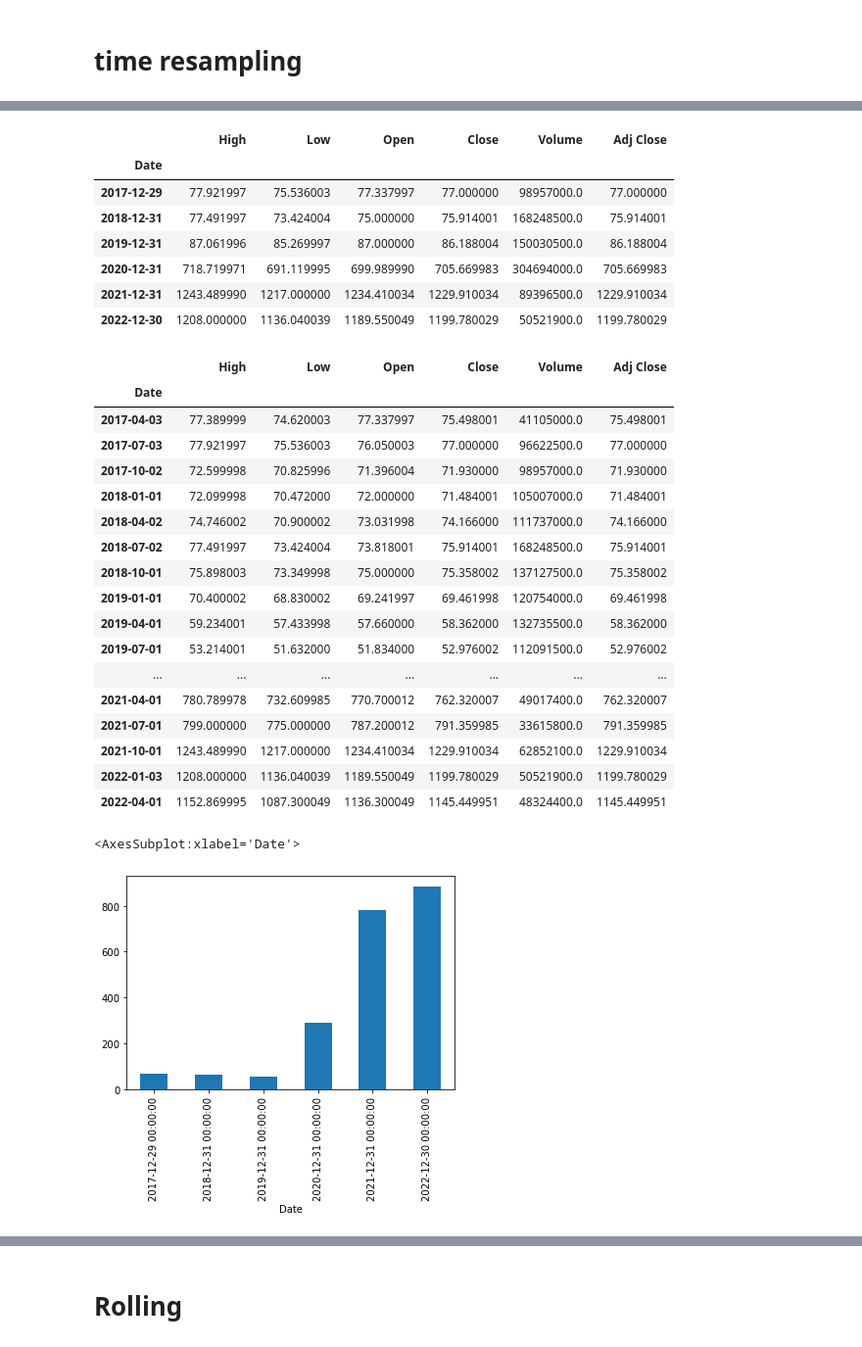
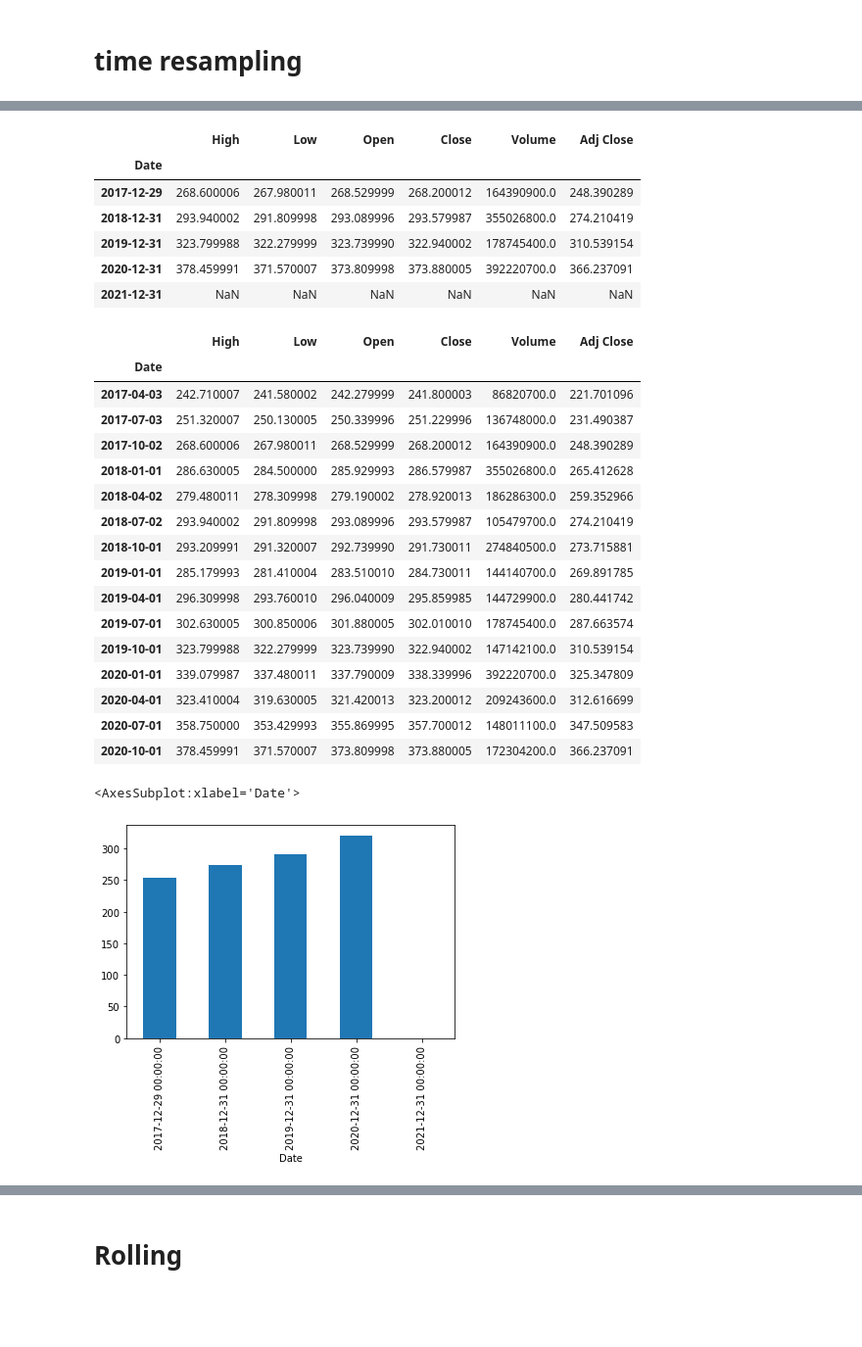
Before and after one commit to lincolnmuriithi11/timeseries-, a Jupyter notebook: tutorials.ipynb, the cells around one changed output, grey strips where cells are left out. Shown: that part at 98% size. Drawn from its saved outputs; the diff is of its cells as text; code cells hidden in the pictures; blank space fills up the shorter version.

```diff
--- a/tutorials.ipynb
+++ b/tutorials.ipynb
@@ -6,5 +7,5 @@ import matplotlib.pyplot as plt
 %matplotlib inline
 # %%
 # import stock data from yahoo
-df_tesla = pdr.get_data_yahoo('TSLA')
+spy = pdr.get_data_yahoo('SPY')
 # %%
@@ -19,0 +21,6 @@ df_tesla.tail()
+# %%
+train = spy[:"2020"]
+test = spy["2020"]
+
+plt.plot(train.index, train.Close)
+plt.plot(test.index, test.Close)
@@ -97,4 +87,4 @@ memory usage: 101.1 KB
 # %%
 # converting to datetime dont do it many times, risk of adding extra columns
-df_tesla = df_tesla.reset_index()
+train = train.reset_index()
 # %%
@@ -117,3 +116,3 @@ memory usage: 69.0 KB
 # %%
- df_tesla = df_tesla.set_index(df_tesla["Date"])
+train  = train.set_index(["Date"])
 # %%
@@ -229,40 +215,39 @@ df_tesla.resample(rule = "QS").max()["High"].plot()
 # %%
 #business endof year frequency
-df_tesla.resample(rule = "BA").max()
+train.resample(rule = "BA").max()
 # %% [output]
 |  | High | Low | Open | Close | Volume | Adj Close |
 | Date |  |  |  |  |  |  |
-| 2017-12-29 | 77.921997 | 75.536003 | 77.337997 | 77.000000 | 98957000.0 | 77.000000 |
-| 2018-12-31 | 77.491997 | 73.424004 | 75.000000 | 75.914001 | 168248500.0 | 75.914001 |
-| 2019-12-31 | 87.061996 | 85.269997 | 87.000000 | 86.188004 | 150030500.0 | 86.188004 |
-| 2020-12-31 | 718.719971 | 691.119995 | 699.989990 | 705.669983 | 304694000.0 | 705.669983 |
-| 2021-12-31 | 1243.489990 | 1217.000000 | 1234.410034 | 1229.910034 | 89396500.0 | 1229.910034 |
-| 2022-12-30 | 1208.000000 | 1136.040039 | 1189.550049 | 1199.780029 | 50521900.0 | 1199.780029 |
+| 2017-12-29 | 268.600006 | 267.980011 | 268.529999 | 268.200012 | 164390900.0 | 248.390289 |
+| 2018-12-31 | 293.940002 | 291.809998 | 293.089996 | 293.579987 | 355026800.0 | 274.210419 |
+| 2019-12-31 | 323.799988 | 322.279999 | 323.739990 | 322.940002 | 178745400.0 | 310.539154 |
+| 2020-12-31 | 378.459991 | 371.570007 | 373.809998 | 373.880005 | 392220700.0 | 366.237091 |
+| 2021-12-31 | NaN | NaN | NaN | NaN | NaN | NaN |
 # %%
-df_tesla.resample(rule = "BQS").max()
+# showing quarterly data
+train.resample(rule = "BQS").max()
 # %% [output]
 |  | High | Low | Open | Close | Volume | Adj Close |
 | Date |  |  |  |  |  |  |
-| 2017-04-03 | 77.389999 | 74.620003 | 77.337997 | 75.498001 | 41105000.0 | 75.498001 |
-| 2017-07-03 | 77.921997 | 75.536003 | 76.050003 | 77.000000 | 96622500.0 | 77.000000 |
-| 2017-10-02 | 72.599998 | 70.825996 | 71.396004 | 71.930000 | 98957000.0 | 71.930000 |
-| 2018-01-01 | 72.099998 | 70.472000 | 72.000000 | 71.484001 | 105007000.0 | 71.484001 |
-| 2018-04-02 | 74.746002 | 70.900002 | 73.031998 | 74.166000 | 111737000.0 | 74.166000 |
-| 2018-07-02 | 77.491997 | 73.424004 | 73.818001 | 75.914001 | 168248500.0 | 75.914001 |
-| 2018-10-01 | 75.898003 | 73.349998 | 75.000000 | 75.358002 | 137127500.0 | 75.358002 |
-| 2019-01-01 | 70.400002 | 68.830002 | 69.241997 | 69.461998 | 120754000.0 | 69.461998 |
-| 2019-04-01 | 59.234001 | 57.433998 | 57.660000 | 58.362000 | 132735500.0 | 58.362000 |
-| 2019-07-01 | 53.214001 | 51.632000 | 51.834000 | 52.976002 | 112091500.0 | 52.976002 |
-| ... | ... | ... | ... | ... | ... | ... |
-| 2021-04-01 | 780.789978 | 732.609985 | 770.700012 | 762.320007 | 49017400.0 | 762.320007 |
-| 2021-07-01 | 799.000000 | 775.000000 | 787.200012 | 791.359985 | 33615800.0 | 791.359985 |
-| 2021-10-01 | 1243.489990 | 1217.000000 | 1234.410034 | 1229.910034 | 62852100.0 | 1229.910034 |
-| 2022-01-03 | 1208.000000 | 1136.040039 | 1189.550049 | 1199.780029 | 50521900.0 | 1199.780029 |
-| 2022-04-01 | 1152.869995 | 1087.300049 | 1136.300049 | 1145.449951 | 48324400.0 | 1145.449951 |
+| 2017-04-03 | 242.710007 | 241.580002 | 242.279999 | 241.800003 | 86820700.0 | 221.701096 |
+| 2017-07-03 | 251.320007 | 250.130005 | 250.339996 | 251.229996 | 136748000.0 | 231.490387 |
+| 2017-10-02 | 268.600006 | 267.980011 | 268.529999 | 268.200012 | 164390900.0 | 248.390289 |
+| 2018-01-01 | 286.630005 | 284.500000 | 285.929993 | 286.579987 | 355026800.0 | 265.412628 |
+| 2018-04-02 | 279.480011 | 278.309998 | 279.190002 | 278.920013 | 186286300.0 | 259.352966 |
+| 2018-07-02 | 293.940002 | 291.809998 | 293.089996 | 293.579987 | 105479700.0 | 274.210419 |
+| 2018-10-01 | 293.209991 | 291.320007 | 292.739990 | 291.730011 | 274840500.0 | 273.715881 |
+| 2019-01-01 | 285.179993 | 281.410004 | 283.510010 | 284.730011 | 144140700.0 | 269.891785 |
+| 2019-04-01 | 296.309998 | 293.760010 | 296.040009 | 295.859985 | 144729900.0 | 280.441742 |
+| 2019-07-01 | 302.630005 | 300.850006 | 301.880005 | 302.010010 | 178745400.0 | 287.663574 |
+| 2019-10-01 | 323.799988 | 322.279999 | 323.739990 | 322.940002 | 147142100.0 | 310.539154 |
+| 2020-01-01 | 339.079987 | 337.480011 | 337.790009 | 338.339996 | 392220700.0 | 325.347809 |
+| 2020-04-01 | 323.410004 | 319.630005 | 321.420013 | 323.200012 | 209243600.0 | 312.616699 |
+| 2020-07-01 | 358.750000 | 353.429993 | 355.869995 | 357.700012 | 148011100.0 | 347.509583 |
+| 2020-10-01 | 378.459991 | 371.570007 | 373.809998 | 373.880005 | 172304200.0 | 366.237091 |
 # %%
-# plotting
-df_tesla["Open"].resample(rule = "BA").mean().plot(kind = "bar")
+# plotting yearly data
+train["Open"].resample(rule = "BA").mean().plot(kind = "bar")
 # %% [output]
 <AxesSubplot:xlabel='Date'>
-[figure, old version]
+[figure, new version]
 # %%
```
Also changed, not shown: parts of 39 cells of this notebook.
